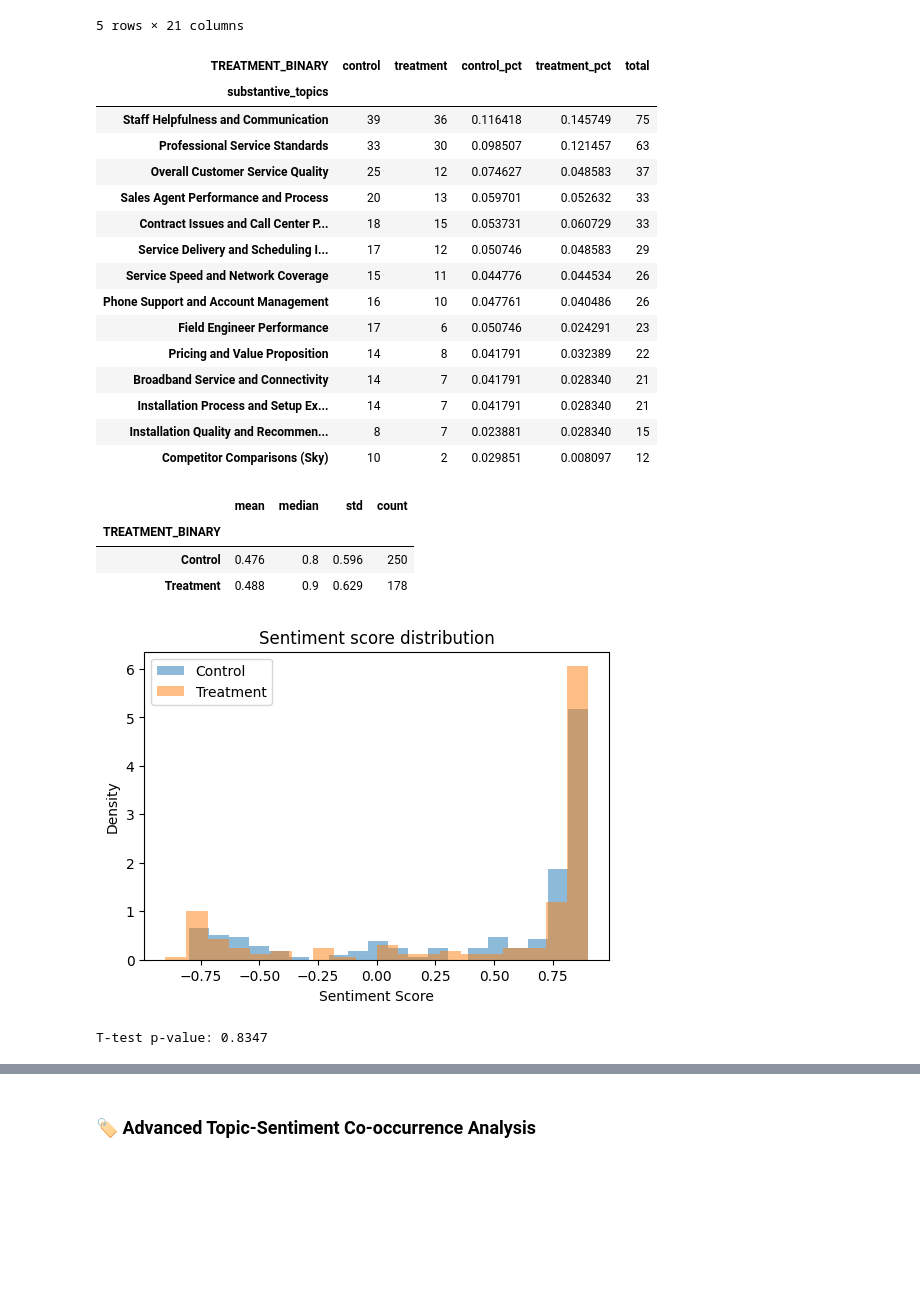
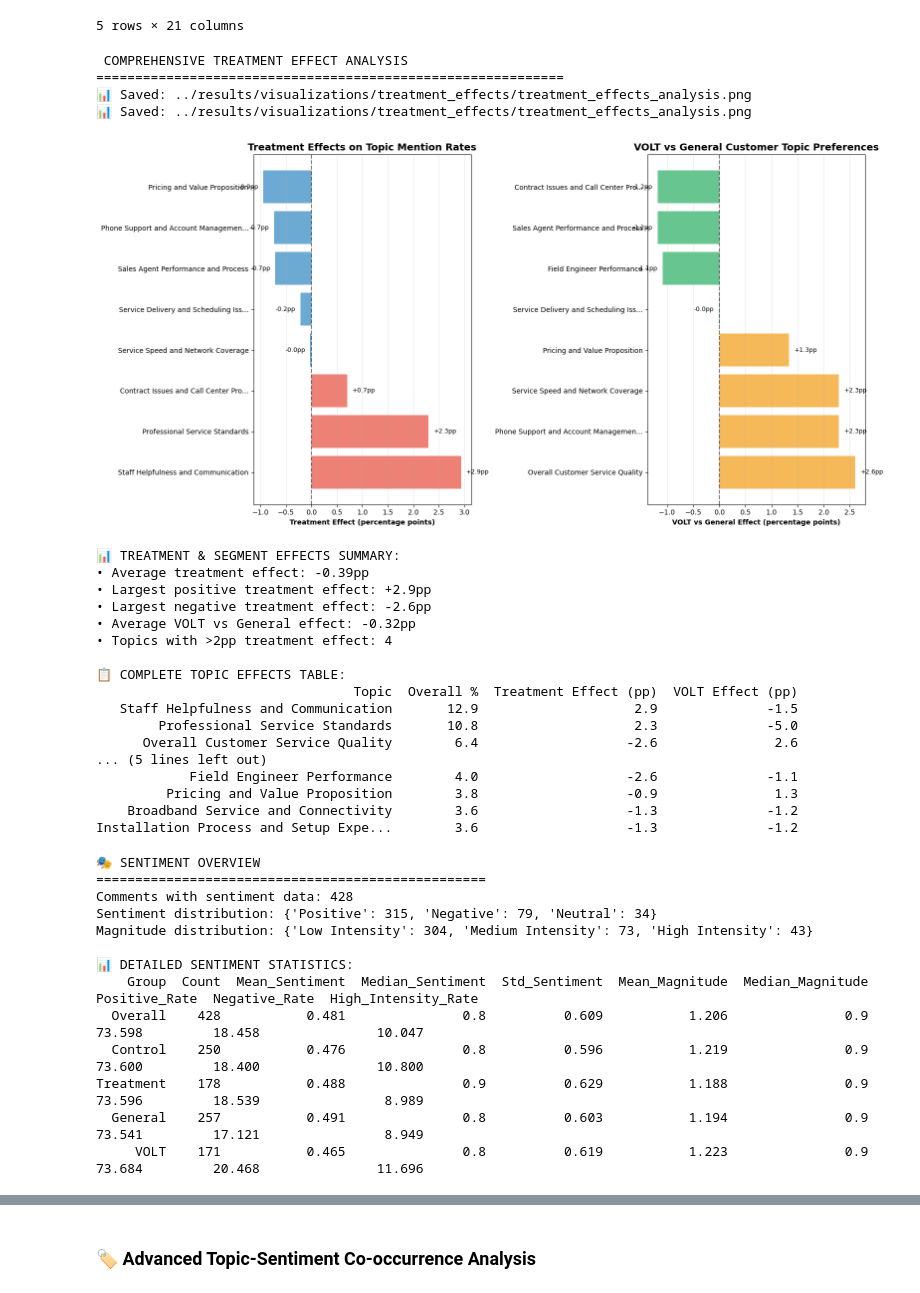
Before and after one commit to Ry-Rousseau/NLP_Call_Script_Analysis, a Jupyter notebook: notebooks/modelling_and_interpretation.ipynb, the cells around one changed output, grey strips where cells are left out. Cells and saved outputs as stored; diff of their text form; code cells hidden in the pictures; blank space fills up the shorter version.

Commit message:
final visuals/touches

```diff
--- a/notebooks/modelling_and_interpretation.ipynb
+++ b/notebooks/modelling_and_interpretation.ipynb
@@ -436,7 +591,7 @@ print(summary_df.to_string(index=False))
 # ========================================================================
 
 # Enhanced treatment comparison using all topics
-print("\n🔬 COMPREHENSIVE TREATMENT EFFECT ANALYSIS")
+print("\n COMPREHENSIVE TREATMENT EFFECT ANALYSIS")
 print("="*60)
 
 # Create detailed treatment comparison matrix
@@ -512,56 +667,63 @@ ax2.set_yticklabels(segment_lifts['Topic'], fontsize=10)
 ax2.set_xlabel('VOLT vs General Effect (percentage points)', fontweight='bold')
 ax2.set_title('VOLT vs General Customer Topic Preferences', fontsize=14, fontweight='bold')
 ax2.axvline(x=0, color='black', linestyle='--', alpha=0.5)
 ax2.grid(axis='x', alpha=0.3)
 
 # Add value labels
 for i, bar in enumerate(bars2):
     width = bar.get_width()
     ax2.text(width + (0.1 if width > 0 else -0.1), bar.get_y() + bar.get_height()/2,
              f'{width:+.1f}pp', ha='left' if width > 0 else 'right', va='center', fontsize=9)
 
 plt.tight_layout()
+save_plot(fig, 'treatment_effects_analysis', 'treatment_effects')
 plt.show()
 
 # Summary statistics
 print(f"\n📊 TREATMENT & SEGMENT EFFECTS SUMMARY:")
 print(f"• Average treatment effect: {treatment_matrix_df['Treatment_Lift'].mean():+.2f}pp")
 print(f"• Largest positive treatment effect: {treatment_matrix_df['Treatment_Lift'].max():+.1f}pp")
 print(f"• Largest negative treatment effect: {treatment_matrix_df['Treatment_Lift'].min():+.1f}pp")
 print(f"• Average VOLT vs General effect: {treatment_matrix_df['VOLT_Lift'].mean():+.2f}pp")
 print(f"• Topics with >2pp treatment effect: {(abs(treatment_matrix_df['Treatment_Lift']) > 2).sum()}")
 
 # Create final summary table
 final_summary = treatment_matrix_df[['Topic', 'Overall_Rate', 'Treatment_Lift', 'VOLT_Lift']].round(1)
 final_summary.columns = ['Topic', 'Overall %', 'Treatment Effect (pp)', 'VOLT Effect (pp)']
 print(f"\n📋 COMPLETE TOPIC EFFECTS TABLE:")
 print(final_summary.to_string(index=False))
 
-## 📊 Sentiment Analysis: Understanding Emotional Responses
+##  Sentiment Analysis: Understanding Emotional Responses
 
-**Research Questions:**
-- How do sentiment distributions compare between treatment vs. control?
-- What is the strength of sentiment (magnitude) for VOLT vs. general customers?
-- Which topics co-occur with positive/negative sentiment?
-- Does the new script systematically change emotional tone?
-- How does sentiment magnitude relate to sentiment polarity?
+# **Research Questions:**
+# - How do sentiment distributions compare between treatment vs. control?
+# - What is the strength of sentiment (magnitude) for VOLT vs. general customers?
+# - Which topics co-occur with positive/negative sentiment?
+# - Does the new script systematically change emotional tone?
+# - How does sentiment magnitude relate to sentiment polarity?
 # %% [output]
-| TREATMENT_BINARY | control | treatment | control_pct | treatment_pct | total |
-| substantive_topics |  |  |  |  |  |
-| Staff Helpfulness and Communication | 39 | 36 | 0.116418 | 0.145749 | 75 |
-| Professional Service Standards | 33 | 30 | 0.098507 | 0.121457 | 63 |
-| Overall Customer Service Quality | 25 | 12 | 0.074627 | 0.048583 | 37 |
-| Sales Agent Performance and Process | 20 | 13 | 0.059701 | 0.052632 | 33 |
-| Contract Issues and Call Center P... | 18 | 15 | 0.053731 | 0.060729 | 33 |
-| Service Delivery and Scheduling I... | 17 | 12 | 0.050746 | 0.048583 | 29 |
-| Service Speed and Network Coverage | 15 | 11 | 0.044776 | 0.044534 | 26 |
-| Phone Support and Account Management | 16 | 10 | 0.047761 | 0.040486 | 26 |
-| Field Engineer Performance | 17 | 6 | 0.050746 | 0.024291 | 23 |
-| Pricing and Value Proposition | 14 | 8 | 0.041791 | 0.032389 | 22 |
-| Broadband Service and Connectivity | 14 | 7 | 0.041791 | 0.028340 | 21 |
-| Installation Process and Setup Ex... | 14 | 7 | 0.041791 | 0.028340 | 21 |
-| Installation Quality and Recommen... | 8 | 7 | 0.023881 | 0.028340 | 15 |
-| Competitor Comparisons (Sky) | 10 | 2 | 0.029851 | 0.008097 | 12 |
+ COMPREHENSIVE TREATMENT EFFECT ANALYSIS
+============================================================
+📊 Saved: ../results/visualizations/treatment_effects/treatment_effects_analysis.png
+📊 Saved: ../results/visualizations/treatment_effects/treatment_effects_analysis.png
+[figure, added]
+📊 TREATMENT & SEGMENT EFFECTS SUMMARY:
+• Average treatment effect: -0.39pp
+• Largest positive treatment effect: +2.9pp
+• Largest negative treatment effect: -2.6pp
+• Average VOLT vs General effect: -0.32pp
+• Topics with >2pp treatment effect: 4
+
+📋 COMPLETE TOPIC EFFECTS TABLE:
+                                 Topic  Overall %  Treatment Effect (pp)  VOLT Effect (pp)
+   Staff Helpfulness and Communication       12.9                    2.9              -1.5
+        Professional Service Standards       10.8                    2.3              -5.0
+      Overall Customer Service Quality        6.4                   -2.6               2.6
+... (5 lines left out)
+            Field Engineer Performance        4.0                   -2.6              -1.1
+         Pricing and Value Proposition        3.8                   -0.9               1.3
+    Broadband Service and Connectivity        3.6                   -1.3              -1.2
+Installation Process and Setup Expe...        3.6                   -1.3              -1.2
 # %%
 # ========================================================================
 # 🎭 COMPREHENSIVE SENTIMENT ANALYSIS WITH MAGNITUDE INSIGHTS
@@ -596,8 +758,8 @@ for group_name, group_data in [
     ("Overall", df_sent),
     ("Control", df_sent[df_sent['TREATMENT_BINARY'] == 0]),
     ("Treatment", df_sent[df_sent['TREATMENT_BINARY'] == 1]),
-    ("General", df_sent[df_sent['SEGMENT'] == 'General']),
-    ("VOLT", df_sent[df_sent['SEGMENT'] == 'VOLT'])
+    ("General", df_sent[df_sent['VOLT_FLAG_BINARY'] == 0]),
+    ("VOLT", df_sent[df_sent['VOLT_FLAG_BINARY'] == 1])
 ]:
     stats_dict = {
         'Group': group_name,
@@ -617,9 +779,16 @@ sentiment_summary = pd.DataFrame(sentiment_stats).round(3)
 print(f"\n📊 DETAILED SENTIMENT STATISTICS:")
 print(sentiment_summary.to_string(index=False))
 # %% [output]
-|  | mean | median | std | count |
-| TREATMENT_BINARY |  |  |  |  |
-| Control | 0.476 | 0.8 | 0.596 | 250 |
-| Treatment | 0.488 | 0.9 | 0.629 | 178 |
-[figure, removed]
-T-test p-value: 0.8347
+🎭 SENTIMENT OVERVIEW
+==================================================
+Comments with sentiment data: 428
+Sentiment distribution: {'Positive': 315, 'Negative': 79, 'Neutral': 34}
+Magnitude distribution: {'Low Intensity': 304, 'Medium Intensity': 73, 'High Intensity': 43}
+
+📊 DETAILED SENTIMENT STATISTICS:
+    Group  Count  Mean_Sentiment  Median_Sentiment  Std_Sentiment  Mean_Magnitude  Median_Magnitude  Positive_Rate  Negative_Rate  High_Intensity_Rate
+  Overall    428           0.481               0.8          0.609           1.206               0.9         73.598         18.458               10.047
+  Control    250           0.476               0.8          0.596           1.219               0.9         73.600         18.400               10.800
+Treatment    178           0.488               0.9          0.629           1.188               0.9         73.596         18.539                8.989
+  General    257           0.491               0.8          0.603           1.194               0.9         73.541         17.121                8.949
+     VOLT    171           0.465               0.8          0.619           1.223               0.9         73.684         20.468               11.696
```
Also changed, not shown: parts of 13 cells of this notebook, 14 other files.
